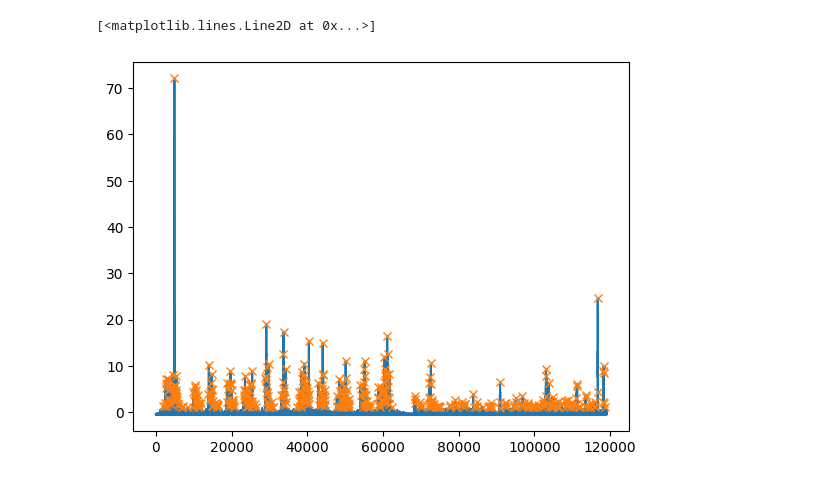
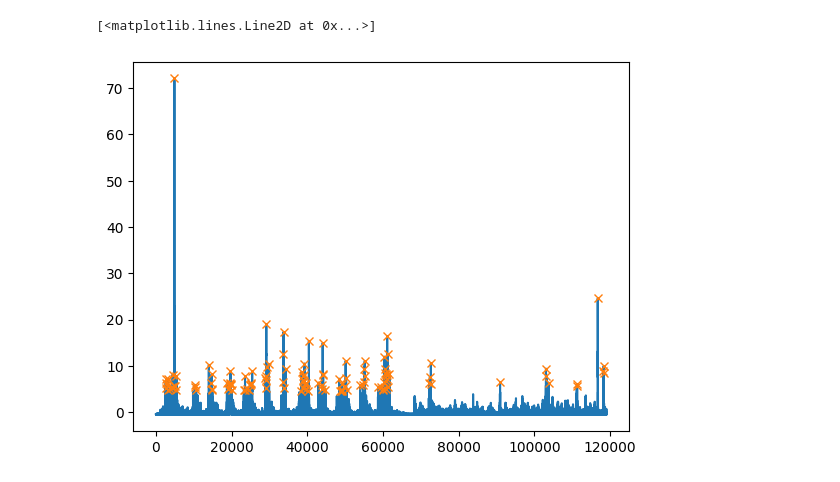
Before and after one commit to jasontchan/emg-foundation-model, a Jupyter notebook: data-process.ipynb, the cells around one changed output. Cells and saved outputs as stored; diff of their text form; code cells hidden in the pictures.

```diff
--- a/data-process.ipynb
+++ b/data-process.ipynb
@@ -29,14 +30,14 @@ metadata_df.head(5)
 # %%
 #for one
 data = Emg2PoseSessionData(hdf5_path=stage)
 channel = data['emg'].T[4]
 channel = np.abs(channel)
 channel = stats.zscore(channel)
 #channel = channel[1500:3000]
 plt.plot(channel)
-peaks, _ = find_peaks(channel, prominence=1.5, distance=50)
+peaks, _ = find_peaks(channel, prominence=5, distance=50)
 plt.plot(peaks, channel[peaks], "x")
 # %% [output]
 [<matplotlib.lines.Line2D at 0x...>]
-[figure, old version]
+[figure, new version]
 # %%
```
Also changed, not shown: parts of 4 cells of this notebook, 6 other files.
